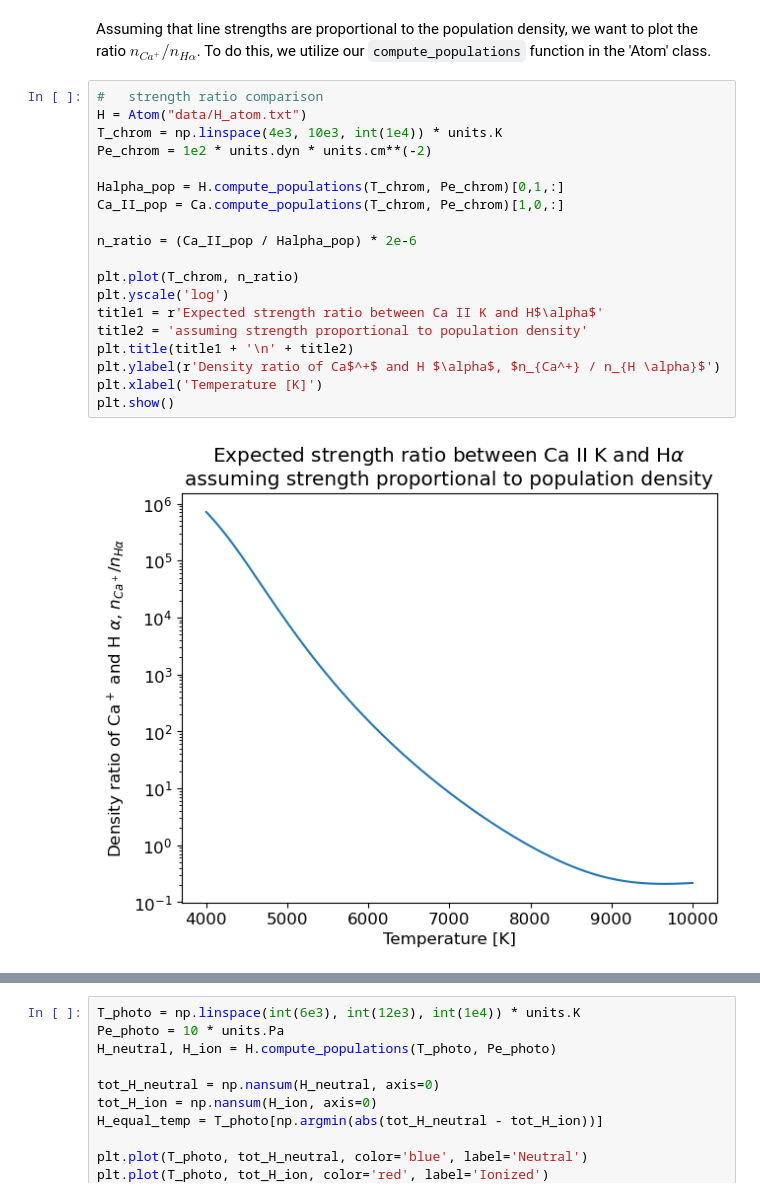
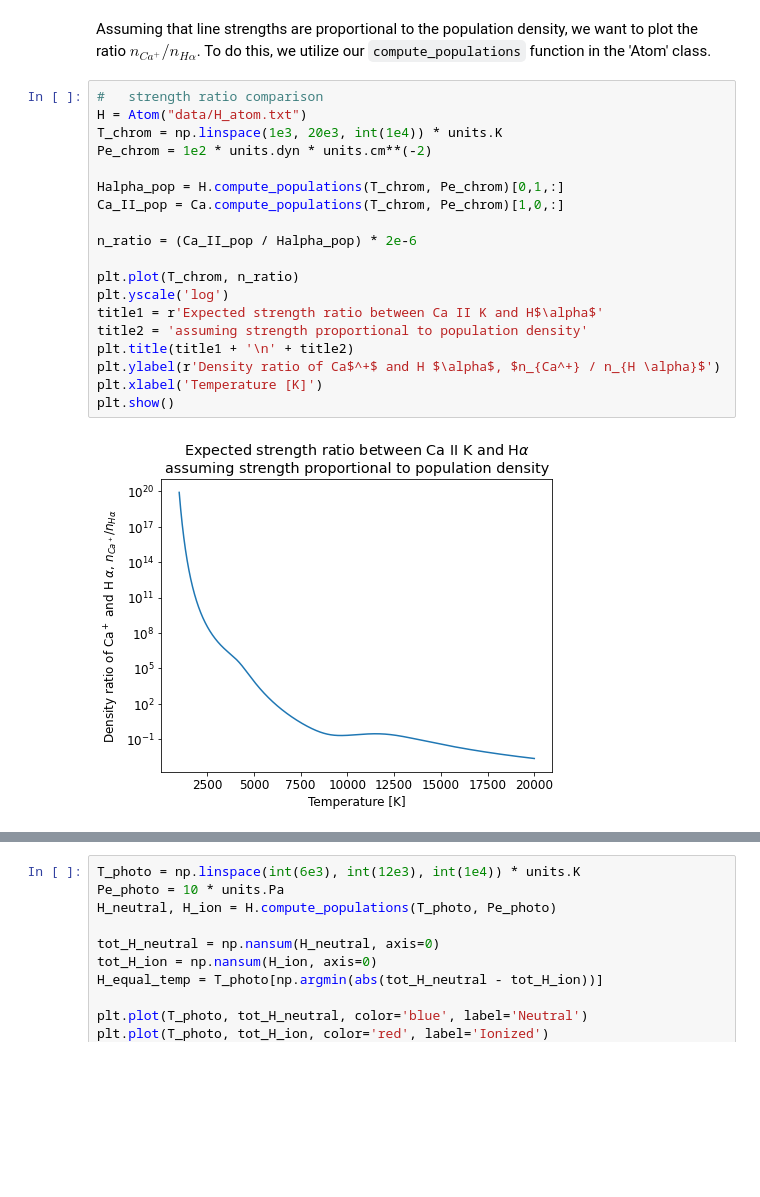
Before and after one commit to Vikenes/AST4310_project1, a Jupyter notebook: p1_assignment.ipynb, the cells around one changed output, grey strips where cells are left out. Saved outputs shown, nothing was run; the diff lists cells and outputs as text; blank space fills up the shorter version.

```diff
--- a/p1_assignment.ipynb
+++ b/p1_assignment.ipynb
@@ -416,24 +416,24 @@ Assuming that line strengths are proportional to the population density, we want
 # %%
 #   strength ratio comparison
 H = Atom("data/H_atom.txt")
-T_chrom = np.linspace(4e3, 10e3, int(1e4)) * units.K
+T_chrom = np.linspace(1e3, 20e3, int(1e4)) * units.K
 Pe_chrom = 1e2 * units.dyn * units.cm**(-2)
 
 Halpha_pop = H.compute_populations(T_chrom, Pe_chrom)[0,1,:]
 Ca_II_pop = Ca.compute_populations(T_chrom, Pe_chrom)[1,0,:]
 
 n_ratio = (Ca_II_pop / Halpha_pop) * 2e-6
 
 plt.plot(T_chrom, n_ratio)
 plt.yscale('log')
 title1 = r'Expected strength ratio between Ca II K and H$\alpha$'
 title2 = 'assuming strength proportional to population density'
 plt.title(title1 + '\n' + title2)
 plt.ylabel(r'Density ratio of Ca$^+$ and H $\alpha$, $n_{Ca^+} / n_{H \alpha}$')
 plt.xlabel('Temperature [K]')
 plt.show()
 # %% [output]
-[figure, old version]
+[figure, new version]
 # %%
 T_sensitivity = np.linspace(5e3, 10e3, int(1e4)) * units.K
 
```
Also changed, not shown: parts of 7 cells of this notebook.
